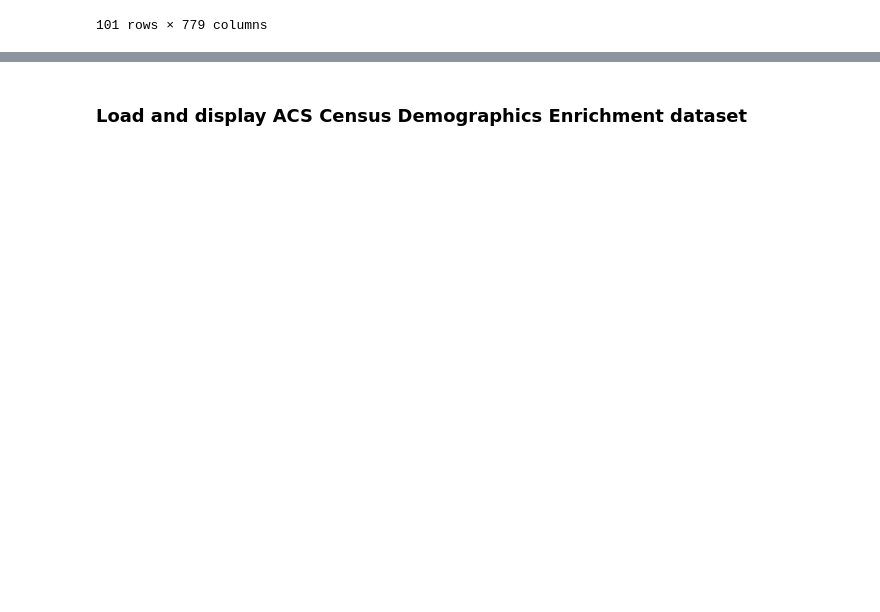
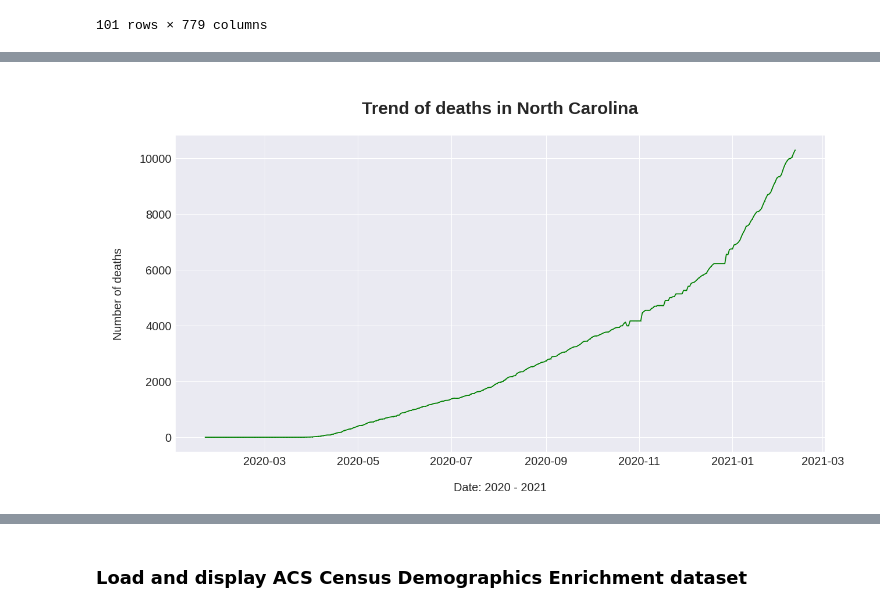
Before and after one commit to UNCG-CSE/SP-21_COVID-Team_4, a Jupyter notebook: src/member/Pratik/stage_I/task_3.ipynb, the cells around one changed output, grey strips where cells are left out. Cells and saved outputs as stored; diff of their text form; code cells hidden in the pictures; blank space fills up the shorter version.

```diff
--- a/src/member/Pratik/stage_I/task_3.ipynb
+++ b/src/member/Pratik/stage_I/task_3.ipynb
@@ -93,0 +105,10 @@ plt.show()
+# %%
+plt.figure(figsize=(20, 10))
+plt.plot_date(dates, deaths_vals, linestyle='solid', color='green', markersize=1)
+plt.tick_params(labelsize=font_s)
+plt.title("\nTrend of deaths in North Carolina\n", fontsize=font_s*1.5, fontweight="bold")
+plt.xlabel('\nDate: 2020 - 2021', fontsize=font_s)
+plt.ylabel('\nNumber of deaths\n', fontsize=font_s)
+plt.show()
+# %% [output]
+[figure, added]
```
Also changed, not shown: parts of 11 cells of this notebook.
